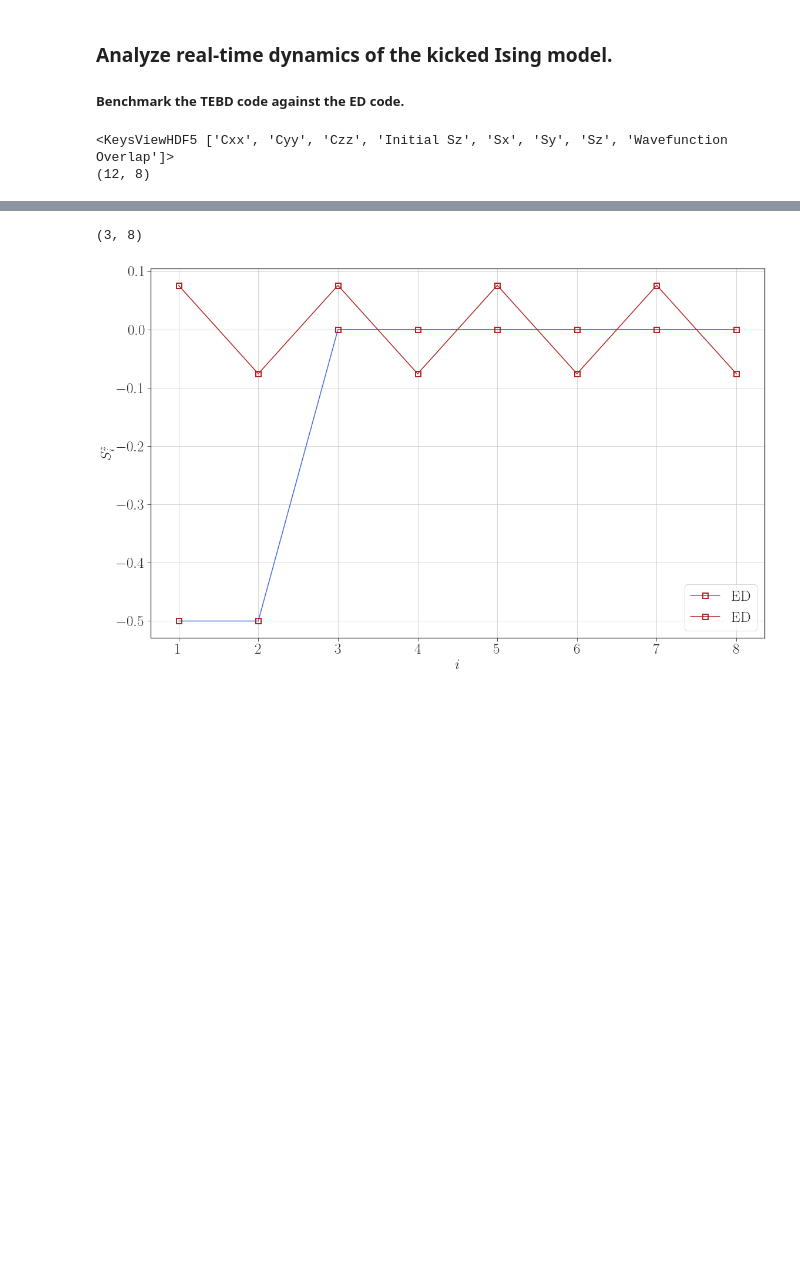
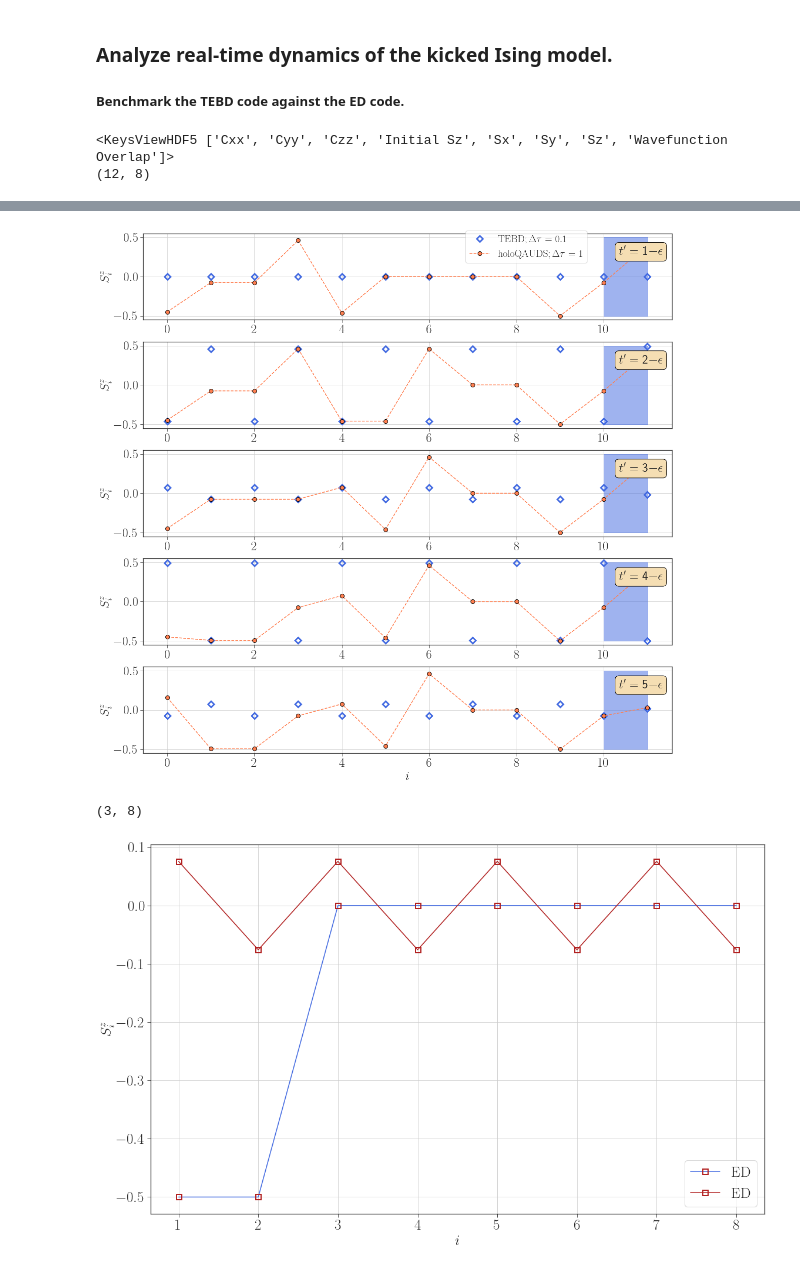
Before and after one commit to xiaobo-23/EntangledLightConeSampling, a Jupyter notebook: HQA_Data_Analysis.ipynb, the cells around one changed output, grey strips where cells are left out. Saved outputs shown, nothing was run; the diff lists cells and outputs as text; code cells hidden in the pictures; blank space fills up the shorter version.

```diff
--- a/HQA_Data_Analysis.ipynb
+++ b/HQA_Data_Analysis.ipynb
@@ -461,6 +461,6 @@ Sz_ED = data_extrapolation("Data/ED_N8_h0.2_Iteration12_Rotations_Only_AFM.h5",
 <KeysViewHDF5 ['Cxx', 'Cyy', 'Czz', 'Initial Sz', 'Sx', 'Sy', 'Sz', 'Wavefunction Overlap']>
 (12, 8)
 # %%
-Sz_TEBD = data_extrapolation("Data/TEBD_N8_h0.2_tau0.1_T10.0_Rotations_Only_AFM.h5", "Sz")
+Sz_TEBD = data_extrapolation("Data/TEBD_N12_h0.2_tau0.1_T10.0_Rotations_Only_AFM_Half_Infinite.h5", "Sz")
 # %% [output]
 <KeysViewHDF5 ['Cxx', 'Cyy', 'Czz', 'Initial Sz', 'Sx', 'Sy', 'Sz', 'Wavefunction Overlap']>
@@ -517,4 +513,4 @@ Sz_holoQUADS.shape
 # %%
-Sz_holoQUADS_diagonal = data_extrapolation("Data/holoQUADS_Circuit_N8_h0.2_T3.0_Measure1_Rotations_Only_Random_Diagonal_TESTING.h5", "Sz_wavefunction")
+Sz_holoQUADS_diagonal = data_extrapolation("Data/holoQUADS_Circuit_N12_h0.2_T5.0_Rotations_Only_AFM.h5", "Sz")
 Sz_holoQUADS_diagonal.real
 # %% [output]
@@ -578,3 +589,41 @@ plt.savefig('Figures/Kicked_Ising_h0.2_T3.0_holoQUADS_Benchmark_Rotations_Only_R
+# %%
+'''
+    Benchmark the holoQUADS algorithm against ED and TEBD
+'''
+
+fig = plt.figure(figsize = (16, 25 * goldenRatio), tight_layout = True)
+spec = gridspec.GridSpec(nrows = 5, ncols = 1, figure = fig)
+plt.style.use('seaborn-ticks')
+
+timeSlice = 5
+for ind in range(timeSlice):
+#     ind1 = ind if ind < 3 else (ind - 3)
+#     ind2 = 0 if ind < 3 else 1
+
+    ax = fig.add_subplot(spec[ind, 0])
+#     ax.plot(np.arange(1, 9), Sz_ED[ind + 1, :].real, color = 'royalblue', marker = 's', markersize = 12, \
+#          markeredgecolor = 'royalblue', markerfacecolor = 'none', markeredgewidth = 3, label = r'$\rm ED$')
+    ax.plot(np.arange(12), Sz_TEBD[10 * (ind + 1), :].real, linestyle = '', color = 'firebrick', marker = 'D', markersize = 8, \
+         markeredgecolor = 'royalblue', markerfacecolor = 'none', markeredgewidth = 3, label = r'$\rm TEBD; \Delta\tau = 0.1$')
+    ax.plot(np.arange(12), Sz_holoQUADS_diagonal[ind + 25, :].real, linestyle = '--', color = 'coral', marker = 'o', markersize = 8, \
+           markeredgecolor = 'black', markeredgewidth = 1, label = r'$\rm holoQAUDS; \Delta\tau = 1$')
+    ax.fill_between(np.arange(10, 11.02, 0.01), -0.5, 0.5, color = 'royalblue', alpha = 0.5)
+
+    if ind == 0:
+        ax.legend(frameon = True, fontsize = 20, ncol = 1, bbox_to_anchor = [0.6, 0.6])
+    elif ind == timeSlice - 1:
+        ax.set_xlabel(r'$i$', fontsize = 25)
+
+#     ax.set_xticklabels(np.arange(1, 12.1, 1))
+    ax.set_ylabel(r'$S^{z}_{i}$', fontsize = 25)
+    ax.text(.9, .75, r'$t^{\prime} = \;$' + str(ind + 1) + r'$- \epsilon$', \
+            transform = ax.transAxes, fontsize = 25, bbox = dict(boxstyle = "round", facecolor = 'wheat', alpha = 1.0))
+    ax.tick_params(axis = "both", which = "major", labelsize = 25)
+    ax.grid()
+
+plt.savefig('Kicked_Ising_N12_h0.2_T3.0_holoQUADS_Benchmark_Rotations_Only_AFM_Sz_Part6.pdf')
+# %% [output]
+[figure, added]
 # %%
 # '''
 #     Benchmark the holoQUADS algorithm against ED and TEBD
```
Also changed, not shown: parts of 5 cells of this notebook, 2 other files.
